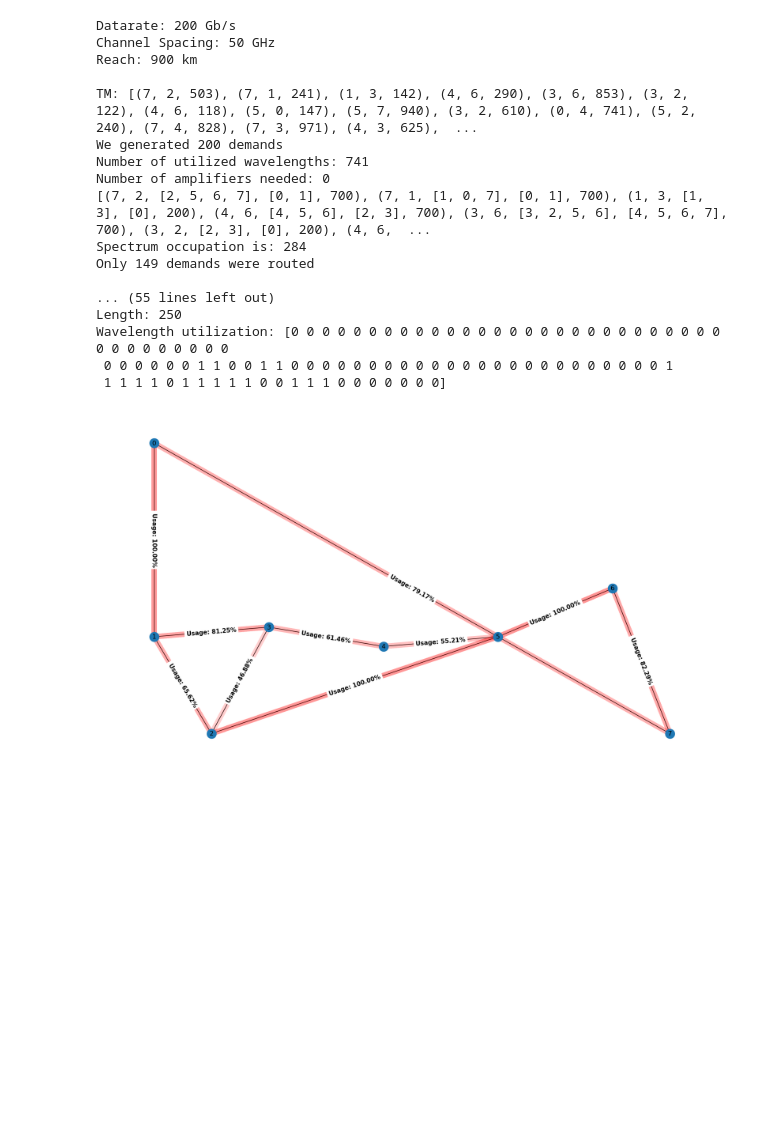
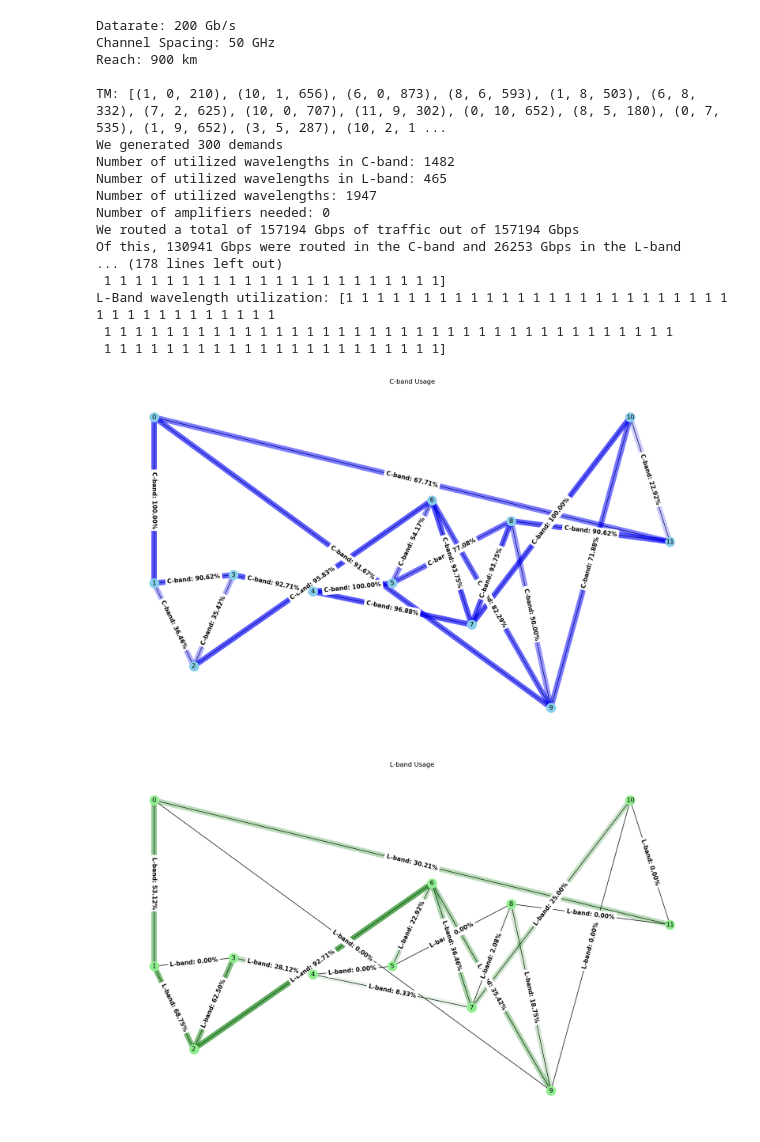
Before and after one commit to AlbertoCeresoli/CND_Nokia_CL-Bands, a Jupyter notebook: clbandsnew.ipynb, the cells around one changed output. Cells and saved outputs as stored; diff of their text form; code cells hidden in the pictures; blank space fills up the shorter version.

```diff
--- a/clbandsnew.ipynb
+++ b/clbandsnew.ipynb
@@ -148,6 +218,8 @@ def sap_ff_rwa_variable_mod(G: nx.Graph, demands: list, ksp: dict, modTable: lis
     routed_demands = []
     num_utilized_wavelengths = 0 # Initialize the number of utilized wavelengths and the number of regenerators needed
     num_regenerators_needed = 0
+    total_traffic = sum([rate for src, dst, rate in demands])
+    total_routed_traffic = 0
     for src, dst, rate in demands:    # Iterate over each demand (source, destination, required rate)
 
 
@@ -179,7 +251,7 @@ def sap_ff_rwa_variable_mod(G: nx.Graph, demands: list, ksp: dict, modTable: lis
             bestMod = None
             bestModWaves = math.inf
             for mod in possible_mods:
-                modNeededWaves = (rate // mod["Data Rate (Gb/s)"]) * (mod["Channel spacing (Δf) (GHz)"] / 50)
+                modNeededWaves = (rate // mod["Data Rate (Gb/s)"] + 1) * (mod["Channel spacing (Δf) (GHz)"] / 50)
                 if modNeededWaves < bestModWaves or bestMod == None:
                     bestMod = mod
                     bestModWaves = modNeededWaves
@@ -192,13 +264,25 @@ def sap_ff_rwa_variable_mod(G: nx.Graph, demands: list, ksp: dict, modTable: lis
                         # Assert that the wavelength is indeed free and then mark it as used
                         assert G[path[i]][path[i + 1]]["available_wavelengths"][wav] == 1
                         G[path[i]][path[i + 1]]["available_wavelengths"][wav] = 0
+                        #G[path[i]][path[i + 1]]['n_used_wavelengths'] += 1
                         num_utilized_wavelengths += 1
                         #TODO regenerator if needed
                 # Record the routed demand information
                 n_routed_demands += 1
+                total_routed_traffic += rate
                 routed_demands.append((src, dst, path, available_waves[:bestModWaves], bestMod["Data Rate (Gb/s)"]))
                 break
+            else: #impossible to route
+                # try using a dedicated routine to allocate it
+                specialRoute, nUsedWaves = allocateSpecial(G, src, dst, rate, modTable)
+                if specialRoute != None:
+                    n_routed_demands += 1
+                    total_routed_traffic += rate
+                    num_utilized_wavelengths += nUsedWaves
+                    routed_demands.append(specialRoute)
+                    break
     print("Number of utilized wavelengths:", num_utilized_wavelengths)
     print("Number of amplifiers needed:", num_regenerators_needed)
+    print(f"We routed a total of {total_routed_traffic} Gbps of traffic out of {total_traffic} Gbps")
     print(routed_demands)
     return n_routed_demands, routed_demands
@@ -371,7 +601,7 @@ def runHeuristic(G: nx.Graph, demands: list, num_spectrum: int, ksp_depth: int,
     print(f'We generated {len(demands)} demands')
 
     if dualband:
-        n_routed_demands, routed_demands = sap_ff_rwa_variable_dualband(G, demands, ksp, modTable)
+        n_routed_demands, routed_demands = sap_ff_rwa_variable_mod_dualband(G, demands, ksp, modTable)
         edge_demand_map = {edge: {'C-band': [], 'L-band': []} for edge in G.edges}
     else:
         n_routed_demands, routed_demands = sap_ff_rwa_variable_mod(G, demands, ksp, modTable)
@@ -400,7 +630,7 @@ def runHeuristic(G: nx.Graph, demands: list, num_spectrum: int, ksp_depth: int,
         alpha_step = round(1 / n_wavelengths, 2)
 
     for demand_index, demand in enumerate(routed_demands):
-        route = demand[-3] if dualband else demand[-3]
+        route = demand[2]
         band_used = demand[-1] if dualband else None  # Assuming the last element indicates the band used ('C' or 'L')
         route_el = list(zip(route, route[1:]))
         num_spectrum += len(route_el)  # Adjust for specific band usage if needed
@@ -424,16 +654,15 @@ def runHeuristic(G: nx.Graph, demands: list, num_spectrum: int, ksp_depth: int,
                     edge_demand_map[edge] = [demand_index]
 
 
-
         if plot_usage:
             if dualband:
                 # Plot edges in the respective band's graph
                 if band_used == 'C-band':
                     plt.figure(plt_c_band.number)
-                    nx.draw_networkx_edges(G, pos=pos, edgelist=route_el, width=10, alpha=alpha_step*(len(demand[-2])), edge_color='blue')
+                    nx.draw_networkx_edges(G, pos=pos, edgelist=route_el, width=10, alpha=alpha_step*(len(demand[-3])), edge_color='blue')
                 elif band_used == 'L-band':
                     plt.figure(plt_l_band.number)
-                    nx.draw_networkx_edges(G, pos=pos, edgelist=route_el, width=10, alpha=alpha_step*(len(demand[-2])), edge_color='green')
+                    nx.draw_networkx_edges(G, pos=pos, edgelist=route_el, width=10, alpha=alpha_step*(len(demand[-3])), edge_color='green')
             else:
                 nx.draw_networkx_edges(G, pos=nx.get_node_attributes(G, "pos"), edgelist=route_el, width=10, alpha=alpha_step, edge_color='red')
                 #label every edge with all indexes of demands it is carrying
@@ -480,7 +709,7 @@ def runHeuristic(G: nx.Graph, demands: list, num_spectrum: int, ksp_depth: int,
                     nx.draw_networkx_edge_labels(G, pos=nx.get_node_attributes(G, 'pos'), edge_labels={edge: label}, font_size=11, font_weight='bold')
 
 
-    print(f"Spectrum occupation is: {num_spectrum}")
+    #print(f"Spectrum occupation is: {num_spectrum}")
     if n_routed_demands == len(demands):
         print("All demands were routed")
         return num_spectrum, True
@@ -537,8 +766,8 @@ from ortools.linear_solver import pywraplp
 channelPerBand = 96 #at 50GHz
 
 biggertopology = True # True = continental, False = national
-dualband = False # Change this value to set the dualband mode
-n_ksp = 15 # Change this value to set the number of shortest paths
+dualband = True # Change this value to set the dualband mode
+n_ksp = 3 # Change this value to set the number of shortest paths
 mod = 7 # Change this value to set a different mode
 plot_usage = True
 # Get the parameters for the selected mode and assign to variables
@@ -552,50 +781,53 @@ if dualband:
 else:
     if biggertopology:
         G = get_network_rwa_json("continental.json", channelPerBand)
+    else:
         G = get_network_rwa_json("national.json", channelPerBand)
 
 # nx.draw(G, pos=nx.get_node_attributes(G, "pos"), with_labels=True)
 
 # Display the parameters
 print(f"Datarate: {datarate} Gb/s")
 print(f"Channel Spacing: {spacing} GHz")
 print(f"Reach: {reach} km")
 
-TM = generate_demands(G, 200)
+TM = generate_demands(G, 300)
 for edge in G.edges:
     G.edges[edge]["capacity"] = (channelPerBand * 50 / spacing) * datarate
     G.edges[edge]["n_wavelength"] = channelPerBand * 50 / spacing
 
+#print(G)
 print(f"\nTM: {TM}")
 spectrum, all_routed = runHeuristic(G, TM,
                                     num_spectrum=0,
                                     ksp_depth=n_ksp,
                                     plot_usage=plot_usage,
                                     n_wavelengths=channelPerBand,
                                     modTable=data_table,
                                     dualband=dualband)
 
 for edge in G.edges:
     if dualband:
         print(f'\nLink: {edge}\nLength: {G.edges[edge].get("length")}\nC-Band wavelength utilization: {G.edges[edge]["c_available_wavelengths"]}\nL-Band wavelength utilization: {G.edges[edge]["l_available_wavelengths"]}')
     else:
         print(f'\nLink: {edge}\nLength: {G.edges[edge].get("length")}\nWavelength utilization: {G.edges[edge]["available_wavelengths"]}')
 # %% [output]
 Datarate: 200 Gb/s
 Channel Spacing: 50 GHz
 Reach: 900 km
 
-TM: [(7, 2, 503), (7, 1, 241), (1, 3, 142), (4, 6, 290), (3, 6, 853), (3, 2, 122), (4, 6, 118), (5, 0, 147), (5, 7, 940), (3, 2, 610), (0, 4, 741), (5, 2, 240), (7, 4, 828), (7, 3, 971), (4, 3, 625),  ...
-We generated 200 demands
-Number of utilized wavelengths: 741
+TM: [(1, 0, 210), (10, 1, 656), (6, 0, 873), (8, 6, 593), (1, 8, 503), (6, 8, 332), (7, 2, 625), (10, 0, 707), (11, 9, 302), (0, 10, 652), (8, 5, 180), (0, 7, 535), (1, 9, 652), (3, 5, 287), (10, 2, 1 ...
+We generated 300 demands
+Number of utilized wavelengths in C-band: 1482
+Number of utilized wavelengths in L-band: 465
+Number of utilized wavelengths: 1947
 Number of amplifiers needed: 0
-[(7, 2, [2, 5, 6, 7], [0, 1], 700), (7, 1, [1, 0, 7], [0, 1], 700), (1, 3, [1, 3], [0], 200), (4, 6, [4, 5, 6], [2, 3], 700), (3, 6, [3, 2, 5, 6], [4, 5, 6, 7], 700), (3, 2, [2, 3], [0], 200), (4, 6,  ...
-Spectrum occupation is: 284
-Only 149 demands were routed
-
-... (55 lines left out)
-Length: 250
-Wavelength utilization: [0 0 0 0 0 0 0 0 0 0 0 0 0 0 0 0 0 0 0 0 0 0 0 0 0 0 0 0 0 0 0 0 0 0 0 0 0
- 0 0 0 0 0 0 1 1 0 0 1 1 0 0 0 0 0 0 0 0 0 0 0 0 0 0 0 0 0 0 0 0 0 0 0 0 1
- 1 1 1 1 0 1 1 1 1 1 0 0 1 1 1 0 0 0 0 0 0 0]
+We routed a total of 157194 Gbps of traffic out of 157194 Gbps
+Of this, 130941 Gbps were routed in the C-band and 26253 Gbps in the L-band
+... (178 lines left out)
+ 1 1 1 1 1 1 1 1 1 1 1 1 1 1 1 1 1 1 1 1 1 1]
+L-Band wavelength utilization: [1 1 1 1 1 1 1 1 1 1 1 1 1 1 1 1 1 1 1 1 1 1 1 1 1 1 1 1 1 1 1 1 1 1 1 1 1
+ 1 1 1 1 1 1 1 1 1 1 1 1 1 1 1 1 1 1 1 1 1 1 1 1 1 1 1 1 1 1 1 1 1 1 1 1 1
+ 1 1 1 1 1 1 1 1 1 1 1 1 1 1 1 1 1 1 1 1 1 1]
-[figure, old version]
+[figure, new version]
+[figure, added]
```
Also changed, not shown: parts of 4 cells of this notebook, 1 other file.
